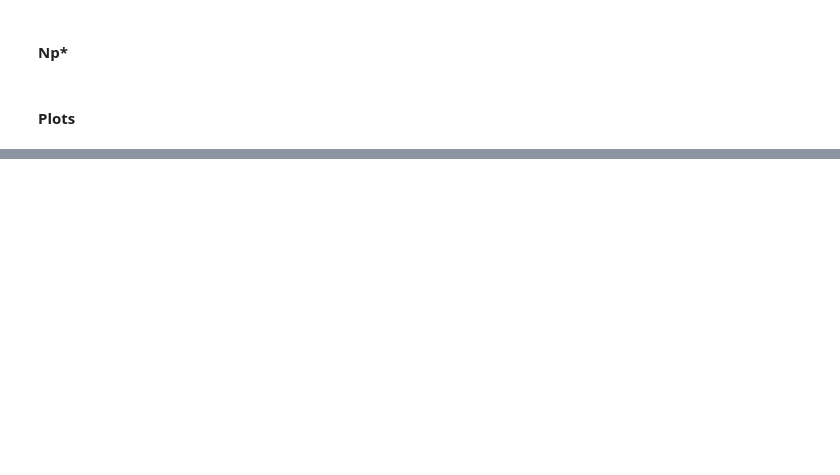
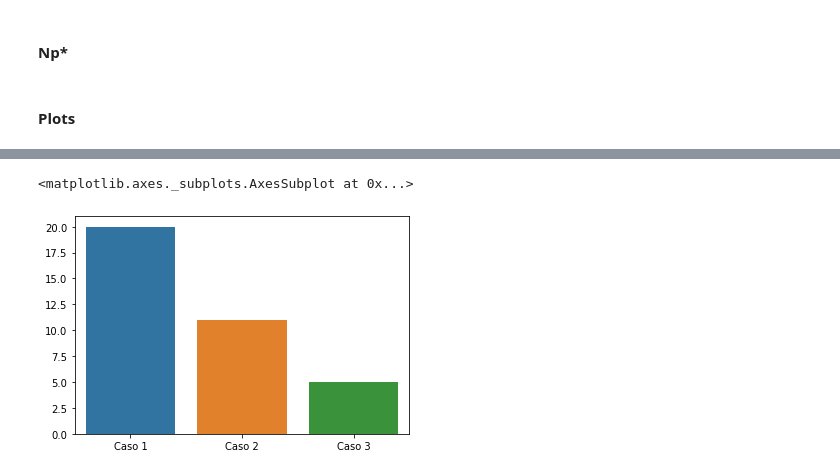
Before and after one commit to felipecostapereira/Decline, a Jupyter notebook: decline.ipynb, the cells around one changed output, grey strips where cells are left out. Cells and saved outputs as stored; diff of their text form; code cells hidden in the pictures; blank space fills up the shorter version.

```diff
--- a/decline.ipynb
+++ b/decline.ipynb
@@ -27,3 +29,5 @@ NPVYear = 2022
+# %%
+NpWell = [40, 45, 50] # MMBBL/poço
 # %%
 years = np.arange(np.min(beginYear)-1, stopYear+1, 1)
 stopPlateau = np.asarray(beginYear) + np.asarray(t_plateau) - 1
@@ -86,0 +95,7 @@ pass;
+# %%
+nWElls = np.asarray(NpsMax)/np.asarray(NpWell)
+nWElls = [int(i) for i in nWElls]
+sns.barplot(x=labels, y=nWElls)
+# %% [output]
+<matplotlib.axes._subplots.AxesSubplot at 0x...>
+[figure, added]
```
Also changed, not shown: parts of 4 cells of this notebook.
